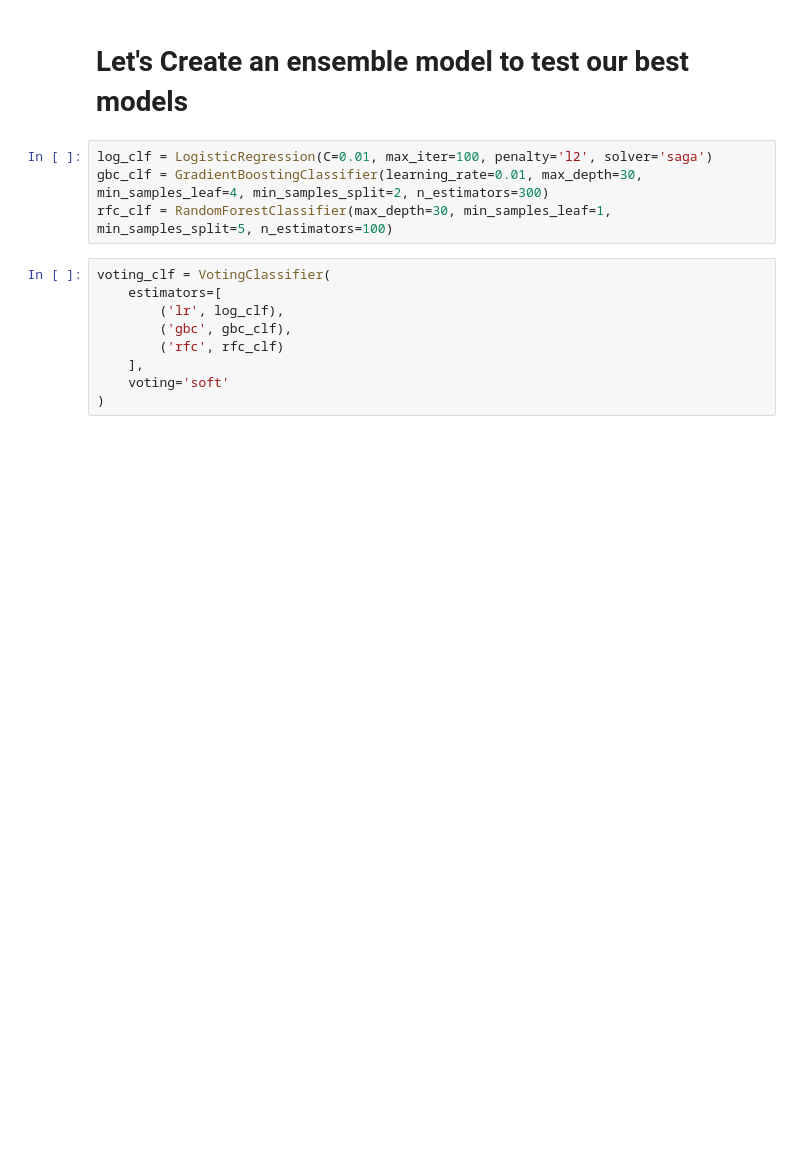
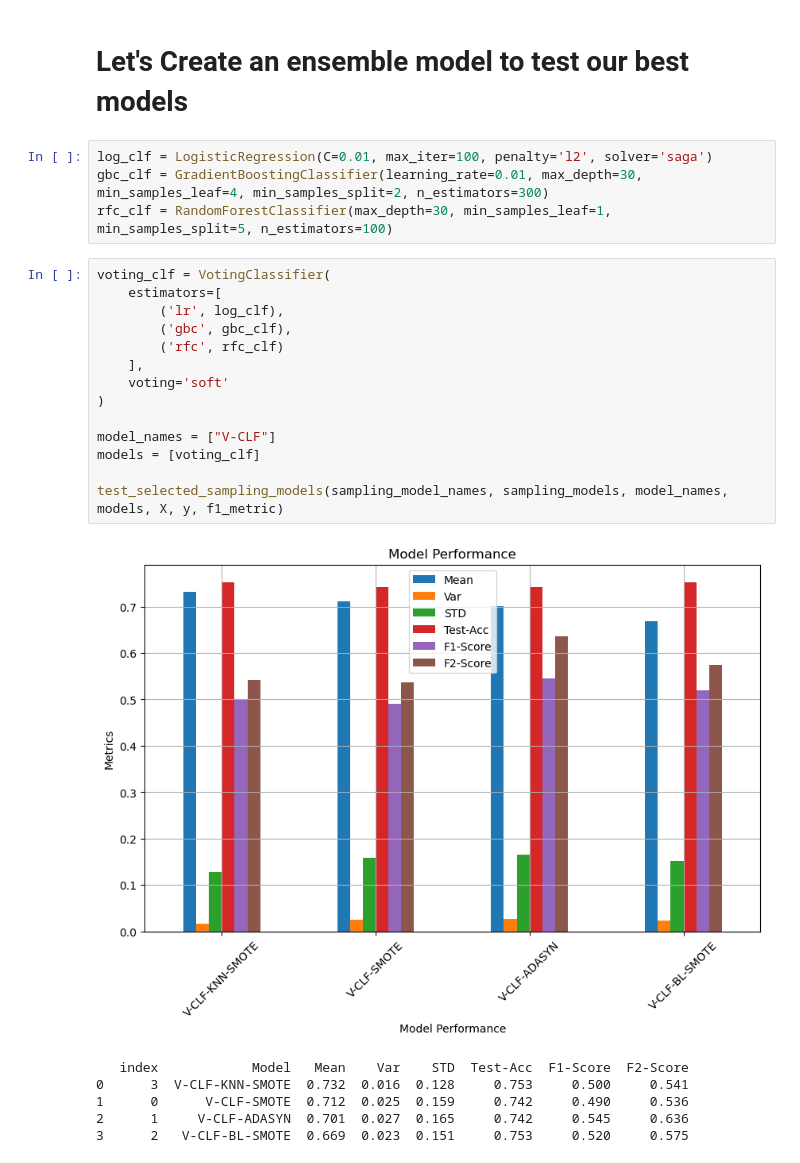
Before and after one commit to MaukanMir/Prostate-Cancer-Classification, a Jupyter notebook: training.ipynb, the cells around one changed output. Cells and saved outputs as stored; diff of their text form; blank space fills up the shorter version.

Commit message:
added new models

```diff
--- a/training.ipynb
+++ b/training.ipynb
@@ -637,9 +637,21 @@ rfc_clf = RandomForestClassifier(max_depth=30, min_samples_leaf=1, min_samples_s
 # %%
 voting_clf = VotingClassifier(
     estimators=[
         ('lr', log_clf),
         ('gbc', gbc_clf),
         ('rfc', rfc_clf)
     ],
     voting='soft'
 )
+
+model_names = ["V-CLF"]
+models = [voting_clf]
+
+test_selected_sampling_models(sampling_model_names, sampling_models, model_names, models, X, y, f1_metric)
+# %% [output]
+[figure, added]
+   index            Model   Mean    Var    STD  Test-Acc  F1-Score  F2-Score
+0      3  V-CLF-KNN-SMOTE  0.732  0.016  0.128     0.753     0.500     0.541
+1      0      V-CLF-SMOTE  0.712  0.025  0.159     0.742     0.490     0.536
+2      1     V-CLF-ADASYN  0.701  0.027  0.165     0.742     0.545     0.636
+3      2   V-CLF-BL-SMOTE  0.669  0.023  0.151     0.753     0.520     0.575
```
Also changed, not shown: parts of 1 cell of this notebook.
